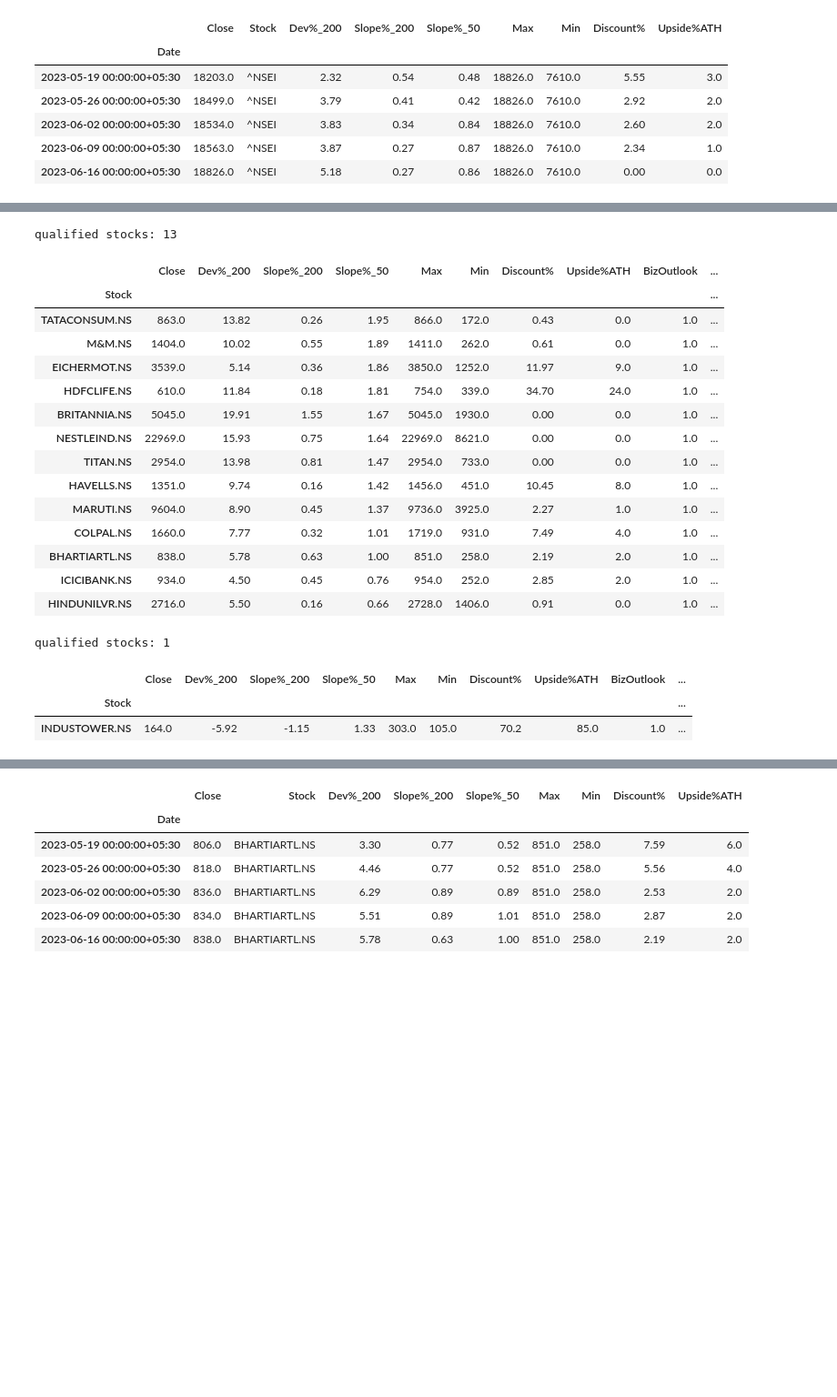
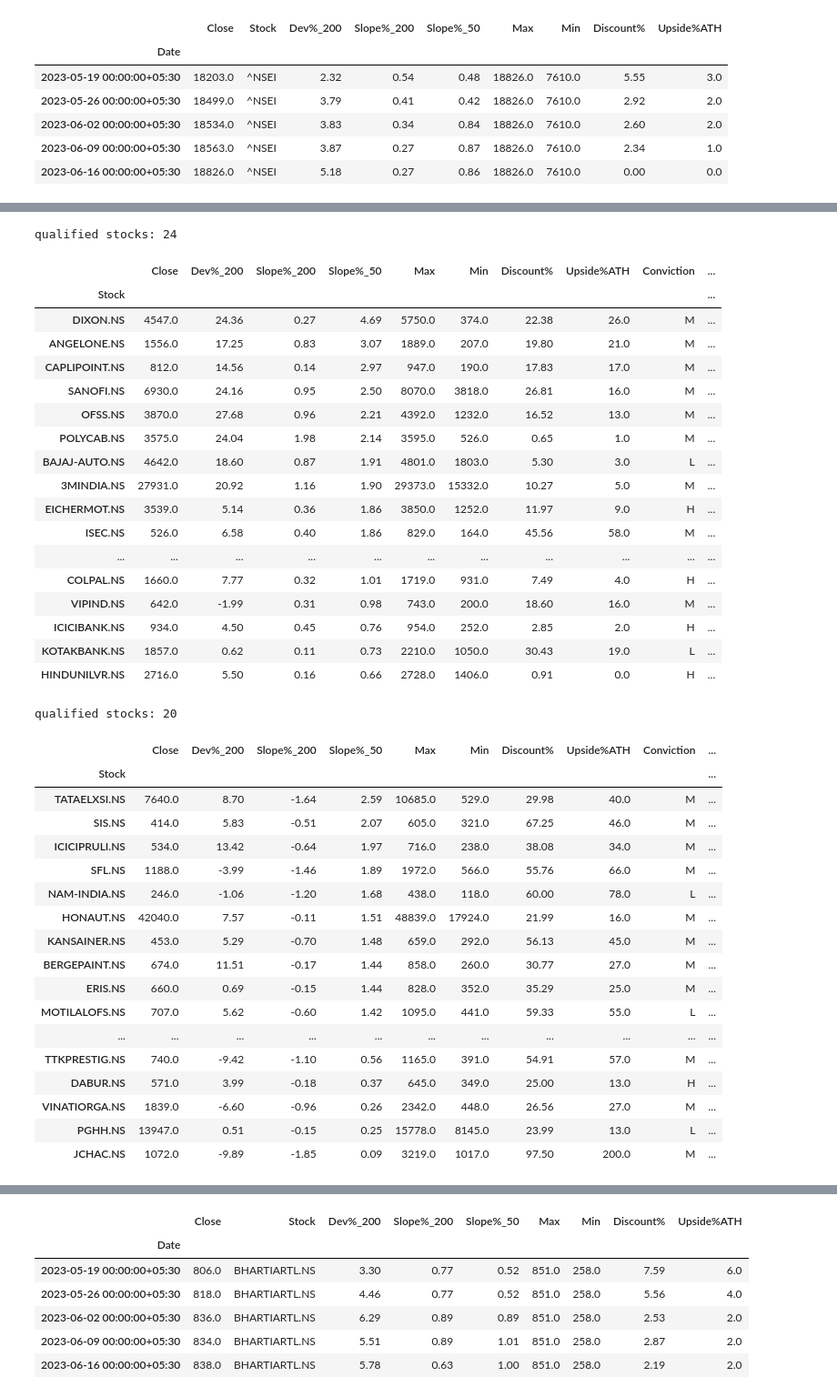
Before and after one commit to ankit-rathi/Data-Science-with-Python, a Jupyter notebook: Tradevesting/myProspects_Upside_Analysis_ATH.ipynb, the cells around one changed output, grey strips where cells are left out. Shown at 91% size. Drawn from its saved outputs; the diff is of its cells as text; code cells hidden in the pictures; blank space fills up the shorter version.

```diff
--- a/Tradevesting/myProspects_Upside_Analysis_ATH.ipynb
+++ b/Tradevesting/myProspects_Upside_Analysis_ATH.ipynb
@@ -255,8 +255,8 @@ for stock_id in stock_ids:
     tmp['Shares'] = mypf[(mypf['Symbol']+'.NS') == stock_id.upper()]['Shares'].values[0]
     tmp['Med_PE'] = mypf[(mypf['Symbol']+'.NS') == stock_id.upper()]['MedianPE'].values[0]
     tmp['Curr_PE'] = current_pe
-    tmp['BizOutlook'] = mypf[(mypf['Symbol']+'.NS') == stock_id.upper()]['BizOutlook'].values[0]
-    tmp['BizDurability'] = mypf[(mypf['Symbol']+'.NS') == stock_id.upper()]['BizDurability'].values[0]
+    #tmp['BizOutlook'] = mypf[(mypf['Symbol']+'.NS') == stock_id.upper()]['BizOutlook'].values[0]
+    #tmp['BizDurability'] = mypf[(mypf['Symbol']+'.NS') == stock_id.upper()]['BizDurability'].values[0]
     tmp['Conviction'] = mypf[(mypf['Symbol']+'.NS') == stock_id.upper()]['Conviction'].values[0]
     tmp['LatestQtr'] = mypf[(mypf['Symbol']+'.NS') == stock_id.upper()]['LatestQtr'].values[0]
     tmp['StarStock'] = mypf[(mypf['Symbol']+'.NS') == stock_id.upper()]['StarStock'].values[0]
@@ -563,39 +581,59 @@ qualified stocks: 20
 # %%
 # prospects in bull run
 tmp_df = df_prec_dev[~df_prec_dev.index.isin(mypf[mypf['InPortfolio'] == 1].Stock.values)]
-tmp_df = tmp_df[(tmp_df['BizOutlook'] == 1) & (tmp_df['BizDurability'] == 1)]
+#tmp_df = tmp_df[(tmp_df['BizOutlook'] == 1) & (tmp_df['BizDurability'] == 1)]
+tmp_df = tmp_df[(tmp_df['Criteria'] == 'V40') | (tmp_df['Criteria'] == 'V40N')]
 tmp_df = tmp_df[(tmp_df['Slope%_200'] > 0) & (tmp_df['Slope%_50'] > tmp_df['Slope%_200'])]
 print('qualified stocks: '+str(tmp_df.shape[0]))
 tmp_df.sort_values(by = 'Slope%_50', ascending=False)
 # %% [output]
-qualified stocks: 13
+qualified stocks: 24
-|  | Close | Dev%_200 | Slope%_200 | Slope%_50 | Max | Min | Discount% | Upside%ATH | BizOutlook | ... |
+|  | Close | Dev%_200 | Slope%_200 | Slope%_50 | Max | Min | Discount% | Upside%ATH | Conviction | ... |
 | Stock |  |  |  |  |  |  |  |  |  | ... |
-| TATACONSUM.NS | 863.0 | 13.82 | 0.26 | 1.95 | 866.0 | 172.0 | 0.43 | 0.0 | 1.0 | ... |
-| M&M.NS | 1404.0 | 10.02 | 0.55 | 1.89 | 1411.0 | 262.0 | 0.61 | 0.0 | 1.0 | ... |
-| EICHERMOT.NS | 3539.0 | 5.14 | 0.36 | 1.86 | 3850.0 | 1252.0 | 11.97 | 9.0 | 1.0 | ... |
-| HDFCLIFE.NS | 610.0 | 11.84 | 0.18 | 1.81 | 754.0 | 339.0 | 34.70 | 24.0 | 1.0 | ... |
-| BRITANNIA.NS | 5045.0 | 19.91 | 1.55 | 1.67 | 5045.0 | 1930.0 | 0.00 | 0.0 | 1.0 | ... |
-| NESTLEIND.NS | 22969.0 | 15.93 | 0.75 | 1.64 | 22969.0 | 8621.0 | 0.00 | 0.0 | 1.0 | ... |
-| TITAN.NS | 2954.0 | 13.98 | 0.81 | 1.47 | 2954.0 | 733.0 | 0.00 | 0.0 | 1.0 | ... |
-| HAVELLS.NS | 1351.0 | 9.74 | 0.16 | 1.42 | 1456.0 | 451.0 | 10.45 | 8.0 | 1.0 | ... |
-| MARUTI.NS | 9604.0 | 8.90 | 0.45 | 1.37 | 9736.0 | 3925.0 | 2.27 | 1.0 | 1.0 | ... |
-| COLPAL.NS | 1660.0 | 7.77 | 0.32 | 1.01 | 1719.0 | 931.0 | 7.49 | 4.0 | 1.0 | ... |
-| BHARTIARTL.NS | 838.0 | 5.78 | 0.63 | 1.00 | 851.0 | 258.0 | 2.19 | 2.0 | 1.0 | ... |
-| ICICIBANK.NS | 934.0 | 4.50 | 0.45 | 0.76 | 954.0 | 252.0 | 2.85 | 2.0 | 1.0 | ... |
-| HINDUNILVR.NS | 2716.0 | 5.50 | 0.16 | 0.66 | 2728.0 | 1406.0 | 0.91 | 0.0 | 1.0 | ... |
+| DIXON.NS | 4547.0 | 24.36 | 0.27 | 4.69 | 5750.0 | 374.0 | 22.38 | 26.0 | M | ... |
+| ANGELONE.NS | 1556.0 | 17.25 | 0.83 | 3.07 | 1889.0 | 207.0 | 19.80 | 21.0 | M | ... |
+| CAPLIPOINT.NS | 812.0 | 14.56 | 0.14 | 2.97 | 947.0 | 190.0 | 17.83 | 17.0 | M | ... |
+| SANOFI.NS | 6930.0 | 24.16 | 0.95 | 2.50 | 8070.0 | 3818.0 | 26.81 | 16.0 | M | ... |
+| OFSS.NS | 3870.0 | 27.68 | 0.96 | 2.21 | 4392.0 | 1232.0 | 16.52 | 13.0 | M | ... |
+| POLYCAB.NS | 3575.0 | 24.04 | 1.98 | 2.14 | 3595.0 | 526.0 | 0.65 | 1.0 | M | ... |
+| BAJAJ-AUTO.NS | 4642.0 | 18.60 | 0.87 | 1.91 | 4801.0 | 1803.0 | 5.30 | 3.0 | L | ... |
+| 3MINDIA.NS | 27931.0 | 20.92 | 1.16 | 1.90 | 29373.0 | 15332.0 | 10.27 | 5.0 | M | ... |
+| EICHERMOT.NS | 3539.0 | 5.14 | 0.36 | 1.86 | 3850.0 | 1252.0 | 11.97 | 9.0 | H | ... |
+| ISEC.NS | 526.0 | 6.58 | 0.40 | 1.86 | 829.0 | 164.0 | 45.56 | 58.0 | M | ... |
+| ... | ... | ... | ... | ... | ... | ... | ... | ... | ... | ... |
+| COLPAL.NS | 1660.0 | 7.77 | 0.32 | 1.01 | 1719.0 | 931.0 | 7.49 | 4.0 | H | ... |
+| VIPIND.NS | 642.0 | -1.99 | 0.31 | 0.98 | 743.0 | 200.0 | 18.60 | 16.0 | M | ... |
+| ICICIBANK.NS | 934.0 | 4.50 | 0.45 | 0.76 | 954.0 | 252.0 | 2.85 | 2.0 | H | ... |
+| KOTAKBANK.NS | 1857.0 | 0.62 | 0.11 | 0.73 | 2210.0 | 1050.0 | 30.43 | 19.0 | L | ... |
+| HINDUNILVR.NS | 2716.0 | 5.50 | 0.16 | 0.66 | 2728.0 | 1406.0 | 0.91 | 0.0 | H | ... |
 # %%
 # prospects about to turn around
 tmp_df = df_prec_dev[~df_prec_dev.index.isin(mypf[mypf['InPortfolio'] == 1].Stock.values)]
-tmp_df = tmp_df[(tmp_df['BizOutlook'] == 1) & (tmp_df['BizDurability'] == 1)]
+#tmp_df = tmp_df[(tmp_df['BizOutlook'] == 1) & (tmp_df['BizDurability'] == 1)]
+tmp_df = tmp_df[(tmp_df['Criteria'] == 'V40') | (tmp_df['Criteria'] == 'V40N')]
 tmp_df = tmp_df[(tmp_df['Slope%_200'] < 0) & (tmp_df['Slope%_50'] > tmp_df['Slope%_200'])]
 print('qualified stocks: '+str(tmp_df.shape[0]))
 tmp_df.sort_values(by = 'Slope%_50', ascending=False)
 # %% [output]
-qualified stocks: 1
+qualified stocks: 20
-|  | Close | Dev%_200 | Slope%_200 | Slope%_50 | Max | Min | Discount% | Upside%ATH | BizOutlook | ... |
+|  | Close | Dev%_200 | Slope%_200 | Slope%_50 | Max | Min | Discount% | Upside%ATH | Conviction | ... |
 | Stock |  |  |  |  |  |  |  |  |  | ... |
-| INDUSTOWER.NS | 164.0 | -5.92 | -1.15 | 1.33 | 303.0 | 105.0 | 70.2 | 85.0 | 1.0 | ... |
+| TATAELXSI.NS | 7640.0 | 8.70 | -1.64 | 2.59 | 10685.0 | 529.0 | 29.98 | 40.0 | M | ... |
+| SIS.NS | 414.0 | 5.83 | -0.51 | 2.07 | 605.0 | 321.0 | 67.25 | 46.0 | M | ... |
+| ICICIPRULI.NS | 534.0 | 13.42 | -0.64 | 1.97 | 716.0 | 238.0 | 38.08 | 34.0 | M | ... |
+| SFL.NS | 1188.0 | -3.99 | -1.46 | 1.89 | 1972.0 | 566.0 | 55.76 | 66.0 | M | ... |
+| NAM-INDIA.NS | 246.0 | -1.06 | -1.20 | 1.68 | 438.0 | 118.0 | 60.00 | 78.0 | L | ... |
+| HONAUT.NS | 42040.0 | 7.57 | -0.11 | 1.51 | 48839.0 | 17924.0 | 21.99 | 16.0 | M | ... |
+| KANSAINER.NS | 453.0 | 5.29 | -0.70 | 1.48 | 659.0 | 292.0 | 56.13 | 45.0 | M | ... |
+| BERGEPAINT.NS | 674.0 | 11.51 | -0.17 | 1.44 | 858.0 | 260.0 | 30.77 | 27.0 | M | ... |
+| ERIS.NS | 660.0 | 0.69 | -0.15 | 1.44 | 828.0 | 352.0 | 35.29 | 25.0 | M | ... |
+| MOTILALOFS.NS | 707.0 | 5.62 | -0.60 | 1.42 | 1095.0 | 441.0 | 59.33 | 55.0 | L | ... |
+| ... | ... | ... | ... | ... | ... | ... | ... | ... | ... | ... |
+| TTKPRESTIG.NS | 740.0 | -9.42 | -1.10 | 0.56 | 1165.0 | 391.0 | 54.91 | 57.0 | M | ... |
+| DABUR.NS | 571.0 | 3.99 | -0.18 | 0.37 | 645.0 | 349.0 | 25.00 | 13.0 | H | ... |
+| VINATIORGA.NS | 1839.0 | -6.60 | -0.96 | 0.26 | 2342.0 | 448.0 | 26.56 | 27.0 | M | ... |
+| PGHH.NS | 13947.0 | 0.51 | -0.15 | 0.25 | 15778.0 | 8145.0 | 23.99 | 13.0 | L | ... |
+| JCHAC.NS | 1072.0 | -9.89 | -1.85 | 0.09 | 3219.0 | 1017.0 | 97.50 | 200.0 | M | ... |
 # %%
 # cross-check the features
 tmp_df = df_prec_dev[~df_prec_dev.index.isin(mypf[mypf['InPortfolio'] == 1].Stock.values)]
```
Also changed, not shown: parts of 19 cells of this notebook.
